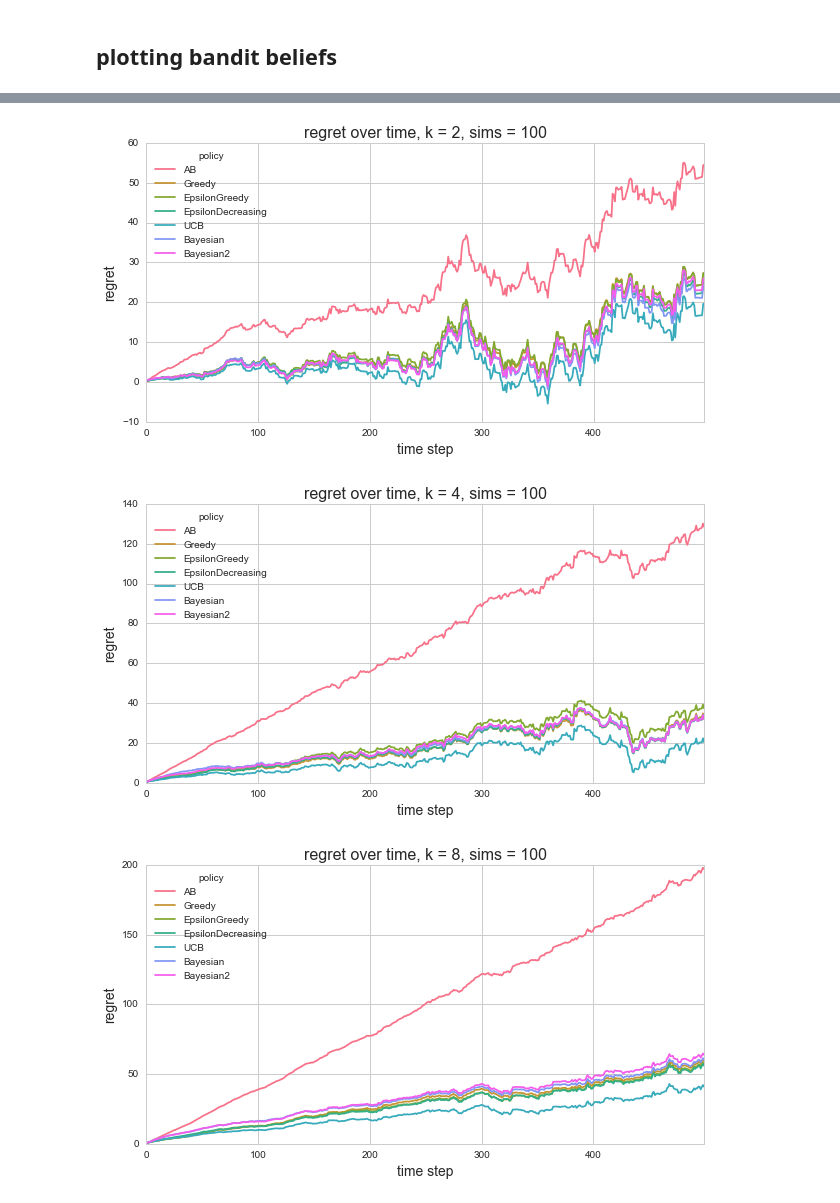
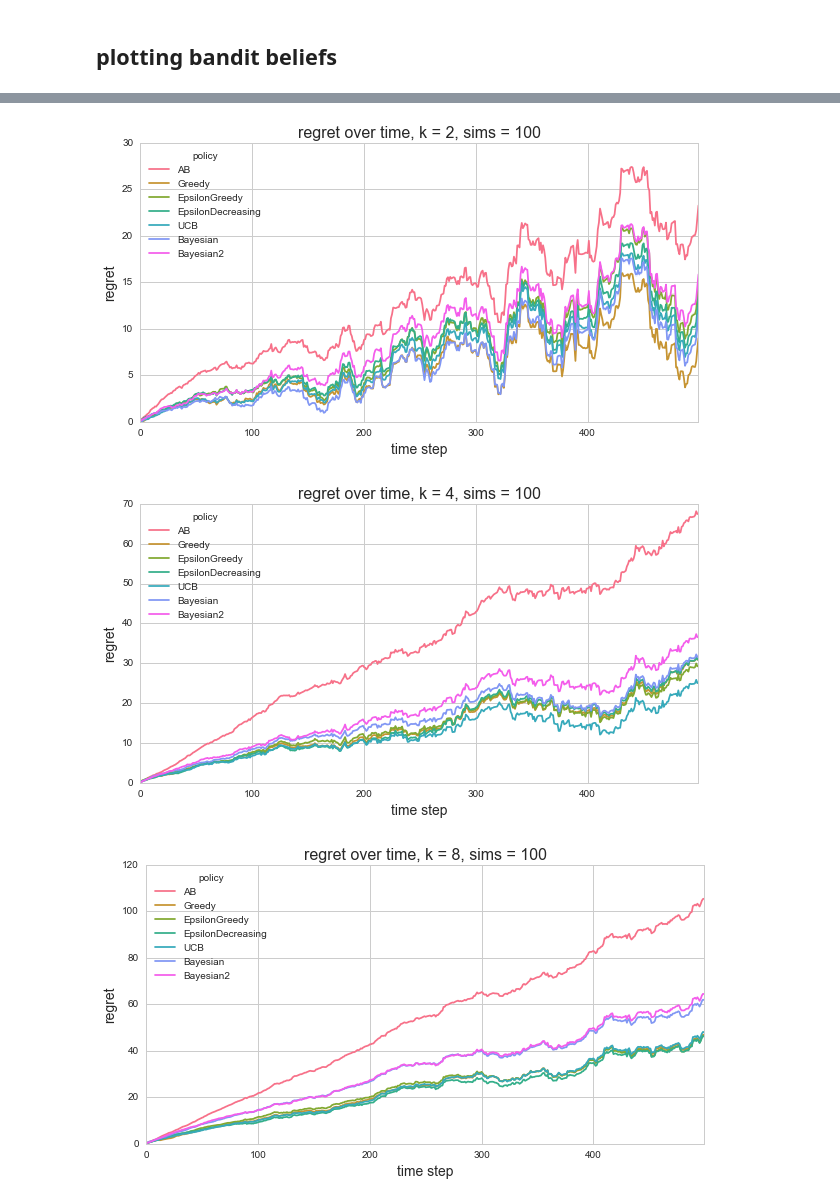
Before and after one commit to DistrictDataLabs/content-optimization, a Jupyter notebook: bandits_volatile_updating.ipynb, the cells around one changed output, grey strips where cells are left out. Saved outputs shown, nothing was run; the diff lists cells and outputs as text; code cells hidden in the pictures.

Commit message:
updated bandits_restess_volatile.ipynb

```diff
--- a/bandits_volatile_updating.ipynb
+++ b/bandits_volatile_updating.ipynb
@@ -219,34 +213,34 @@ def do_sims(bandits, n_sims=10, k=20, T=100, data_gen=gen_volatile_static_data,
         #print(data)
         for i, bandit in enumerate(bandits):
             bandit = bandit(k)
             rewards, expected_values, variances, regret = test_volatile(k, T, data, active, bandit)
             rewards = rewards.tolist()
             df = pd.DataFrame(ts, columns=['time'])
             df['policy'] = [bandit.__class__.__name__]*T
             df['regret'] = regret
             df['sim'] = pd.Series([sim]*T)
             if df_final is None:
                 df_final = df
             else:
                 df_final = pd.concat([df_final, df], ignore_index=True)
     fig, ax = plt.subplots(figsize=(10,5), dpi=200)
     ax.set_title('regret over time, k = '+str(k)+', sims = '+str(n_sims),
                  fontsize=16)
     sb.set_palette('colorblind')
     sb.set_style("whitegrid")
     sb.tsplot(df_final, time='time', unit='sim', value='regret',
               condition='policy', ci=0, ax=ax)
     ax.set_xlabel('time step', fontsize=14)
     ax.set_ylabel('regret', fontsize=14)
 
 bandits = [AB, Greedy, EpsilonGreedy, EpsilonDecreasing, UCB, Bayesian, Bayesian2]#, Bayesian3]
 params = {'a': 5, 'b': 5, 'p': 0.01}
 n_sims = 100
 T = 500
 for k in [2, 4, 8, 16]:
     #do_sims(bandits, n_sims, k, T, gen_volatile_static_data, params)
-    do_sims(bandits, n_sims, k, T, gen_volatile_static_data, params)
+    do_sims(bandits, n_sims, k, T, gen_volatile_beta_data, params)
 # %% [output]
-[figure, old version]
+[figure, new version]
-[figure, old version]
+[figure, new version]
-[figure, old version]
+[figure, new version]
```
Also changed, not shown: parts of 4 cells of this notebook, 2 other files.
